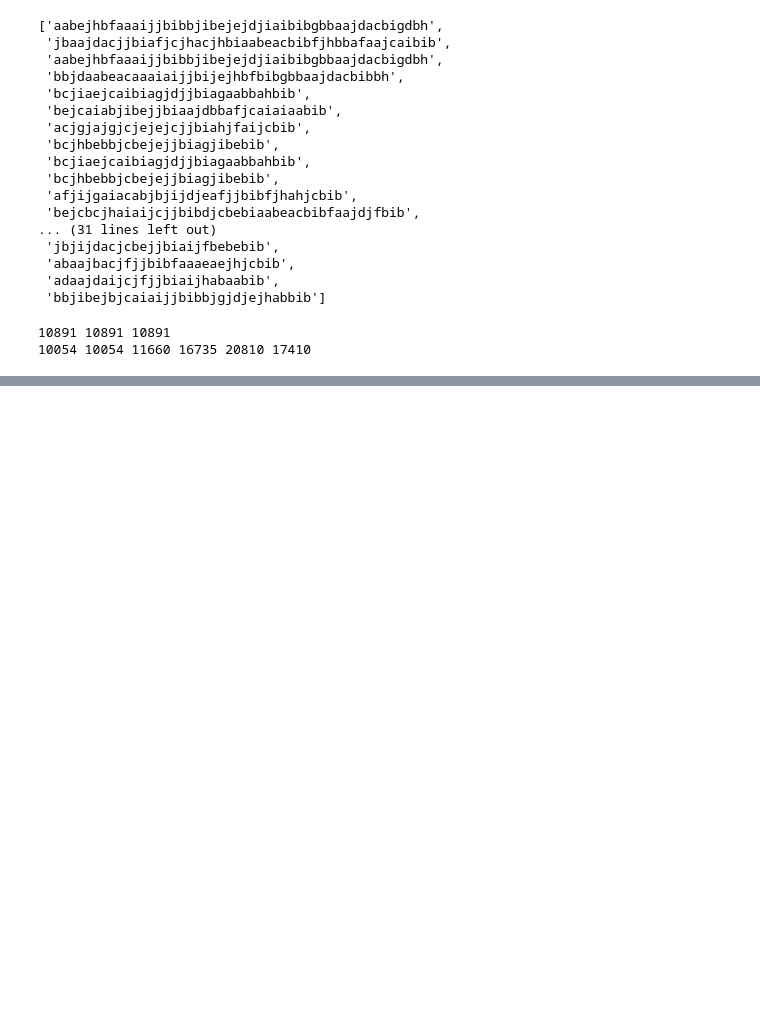
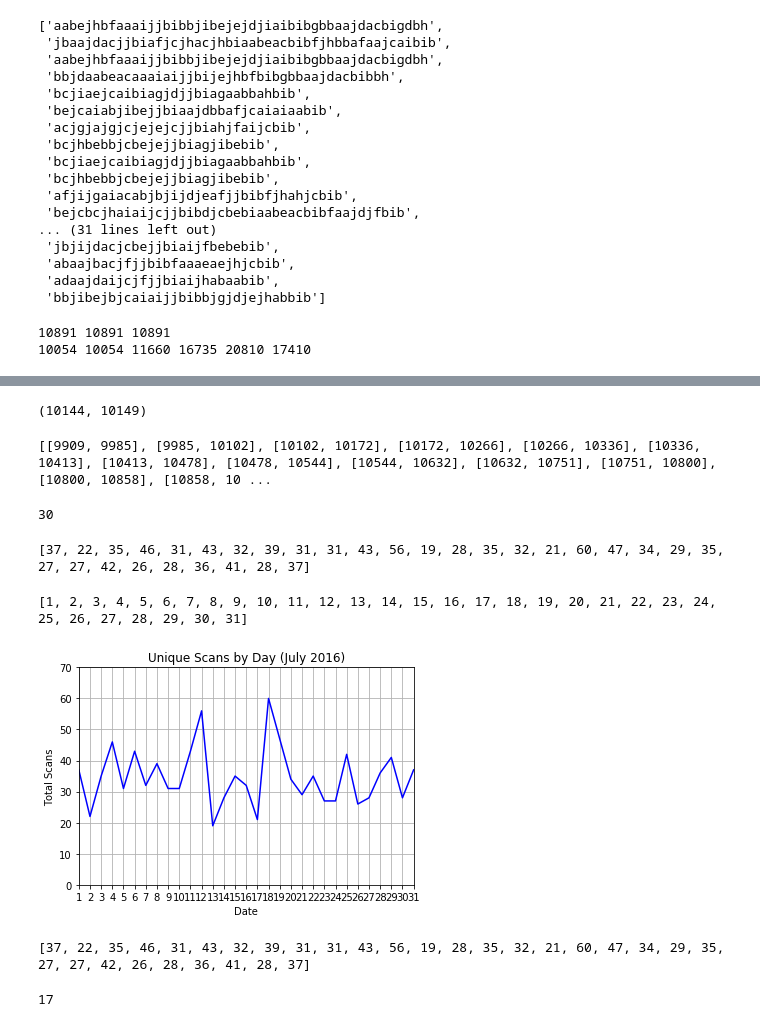
Before and after one commit to cronand3/Dog-Park-Project, a Jupyter notebook: Ally.ipynb, the cells around one changed output, grey strips where cells are left out. Drawn from its saved outputs; the diff is of its cells as text; code cells hidden in the pictures; blank space fills up the shorter version.

```diff
--- a/Ally.ipynb
+++ b/Ally.ipynb
@@ -278,0 +354,72 @@ new_dog
+# %%
+find_indices(7,18,2017,dates_2017)
+# %% [output]
+(10144, 10149)
+# %%
+i = 1
+july2016 = []
+while i <= 30:
+    begin1, end1 = find_indices(7,i,2016,dates_2016)
+    beginend = [begin1, end1]
+    july2016.append(beginend)
+    i+=1
+
+print(july2016)
+len(july2016)
+# %% [output]
+[[9909, 9985], [9985, 10102], [10102, 10172], [10172, 10266], [10266, 10336], [10336, 10413], [10413, 10478], [10478, 10544], [10544, 10632], [10632, 10751], [10751, 10800], [10800, 10858], [10858, 10 ...
+30
+# %%
+userid_july2016 = []
+total_july2016 = []
+for t in range(30):
+    for i in range(0,len(data_2016)):
+        userid_july2016.append(data_2016[i][1])
+    practice = userid_july2016[july2016[t-1][0]:july2016[t-1][1]]
+    total_july2016.append(practice)
+    t+=1
+#total_july2016
+# %%
+dailyfreq_july2016 = []
+
+
+for i in range(31):
+    dailyuserid_july2016 = total_july2016[i-1]
+    dailyuniqueusers = np.unique(dailyuserid_july2016)
+    dailyfreq_july2016.append(len(dailyuniqueusers))
+
+print(dailyfreq_july2016)
+# %% [output]
+[37, 22, 35, 46, 31, 43, 32, 39, 31, 31, 43, 56, 19, 28, 35, 32, 21, 60, 47, 34, 29, 35, 27, 27, 42, 26, 28, 36, 41, 28, 37]
+# %%
+date = []
+
+for i in range(31):
+    i+=1
+    date.append(i)
+
+print(date)
+# %% [output]
+[1, 2, 3, 4, 5, 6, 7, 8, 9, 10, 11, 12, 13, 14, 15, 16, 17, 18, 19, 20, 21, 22, 23, 24, 25, 26, 27, 28, 29, 30, 31]
+# %%
+plt.plot(date, dailyfreq_july2016, color = 'blue')
+plt.grid()
+plt.title("Unique Scans by Day (July 2016)")
+plt.xlabel("Date")
+plt.xticks(np.arange(min(date), max(date)+1, 1.0))
+plt.ylabel("Total Scans")
+plt.ylim(0,70)
+plt.xlim(1,31)
+#plt.figure(figsize=(8,12))
+plt.rcParams['figure.figsize'] = [10, 5]
+plt.show()
+print(dailyfreq_july2016)
+# %% [output]
+[figure, added]
+[37, 22, 35, 46, 31, 43, 32, 39, 31, 31, 43, 56, 19, 28, 35, 32, 21, 60, 47, 34, 29, 35, 27, 27, 42, 26, 28, 36, 41, 28, 37]
+# %%
+max_val_july2016 = max(dailyfreq_july2016)
+max_index_july2016 = dailyfreq_july2016.index(max_val_july2016)
+print(max_index_july2016)
+# %% [output]
+17
```
Also changed, not shown: parts of 10 cells of this notebook.
